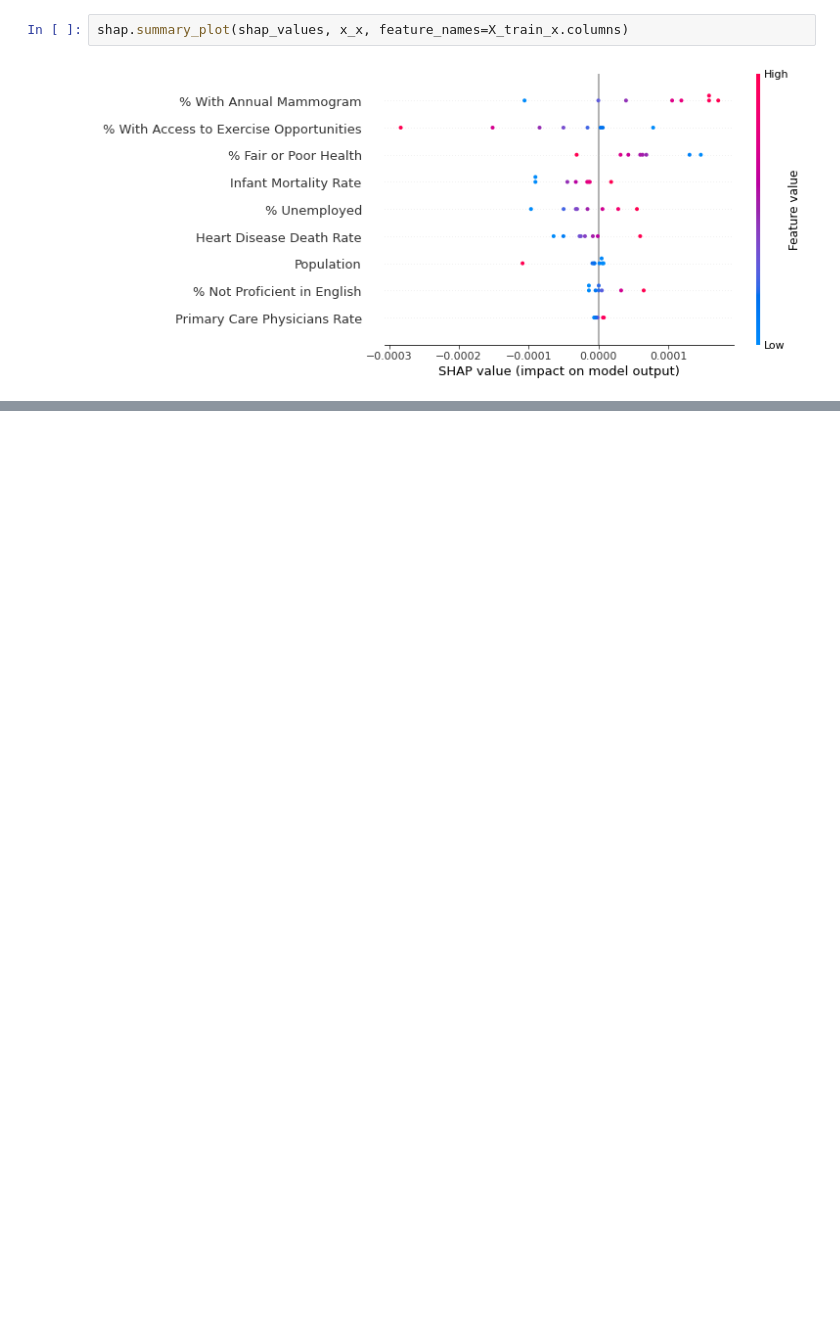
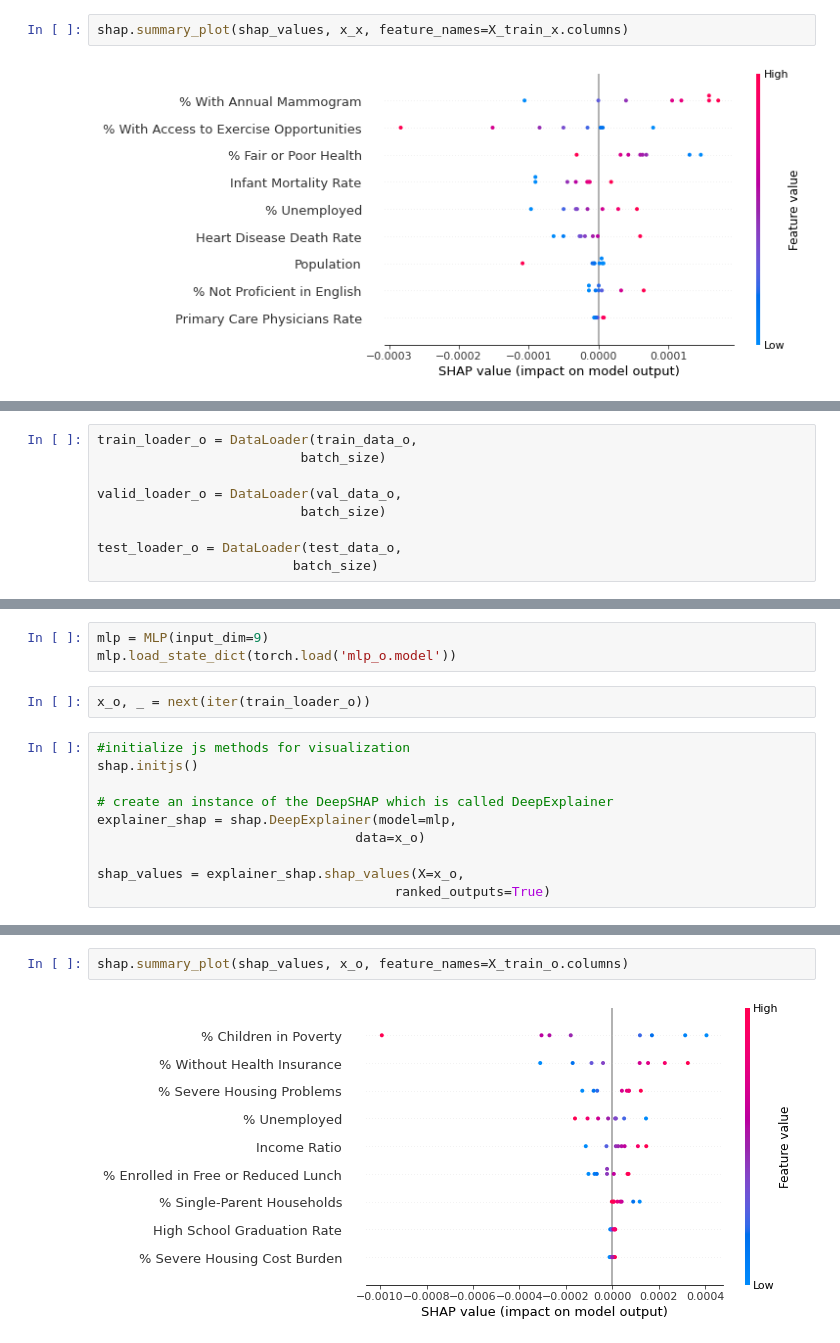
Before and after one commit to community-insight-impact/supervised_proxy_outcomes, a Jupyter notebook: notebooks_business_closures/feature_set_comparison.ipynb, the cells around one changed output, grey strips where cells are left out. Drawn from its saved outputs; the diff is of its cells as text; blank space fills up the shorter version.

```diff
--- a/notebooks_business_closures/feature_set_comparison.ipynb
+++ b/notebooks_business_closures/feature_set_comparison.ipynb
@@ -230,0 +254,9 @@ shap.summary_plot(shap_values, x_x, feature_names=X_train_x.columns)
+# %%
+train_loader_o = DataLoader(train_data_o,
+                          batch_size)
+
+valid_loader_o = DataLoader(val_data_o,
+                          batch_size)
+
+test_loader_o = DataLoader(test_data_o,
+                         batch_size)
@@ -230,0 +348,15 @@ shap.summary_plot(shap_values, x_x, feature_names=X_train_x.columns)
+# %%
+mlp = MLP(input_dim=9)
+mlp.load_state_dict(torch.load('mlp_o.model'))
+# %%
+x_o, _ = next(iter(train_loader_o))
+# %%
+#initialize js methods for visualization
+shap.initjs()
+
+# create an instance of the DeepSHAP which is called DeepExplainer
+explainer_shap = shap.DeepExplainer(model=mlp,
+                                 data=x_o)
+
+shap_values = explainer_shap.shap_values(X=x_o,
+                                      ranked_outputs=True)
@@ -230,0 +365,4 @@ shap.summary_plot(shap_values, x_x, feature_names=X_train_x.columns)
+# %%
+shap.summary_plot(shap_values, x_o, feature_names=X_train_o.columns)
+# %% [output]
+[figure, added]
```
Also changed, not shown: parts of 11 cells of this notebook.
